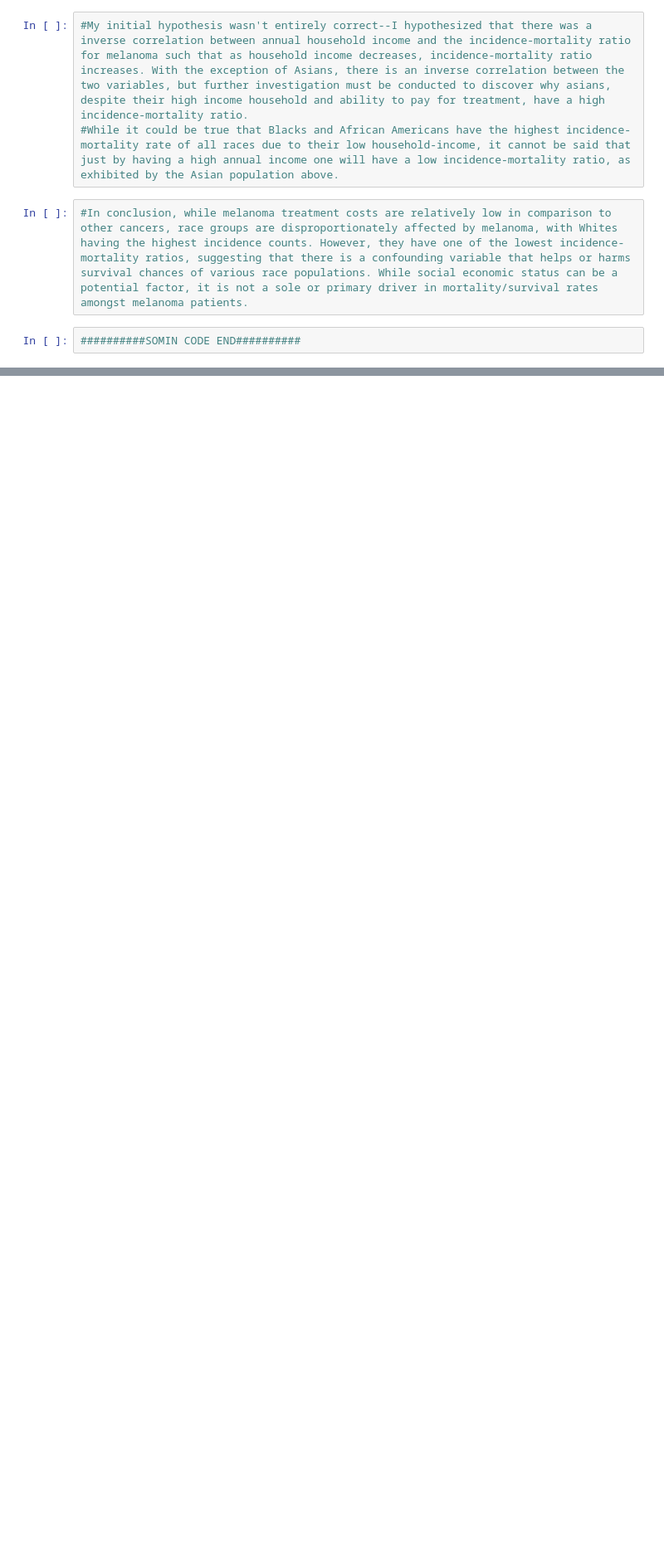
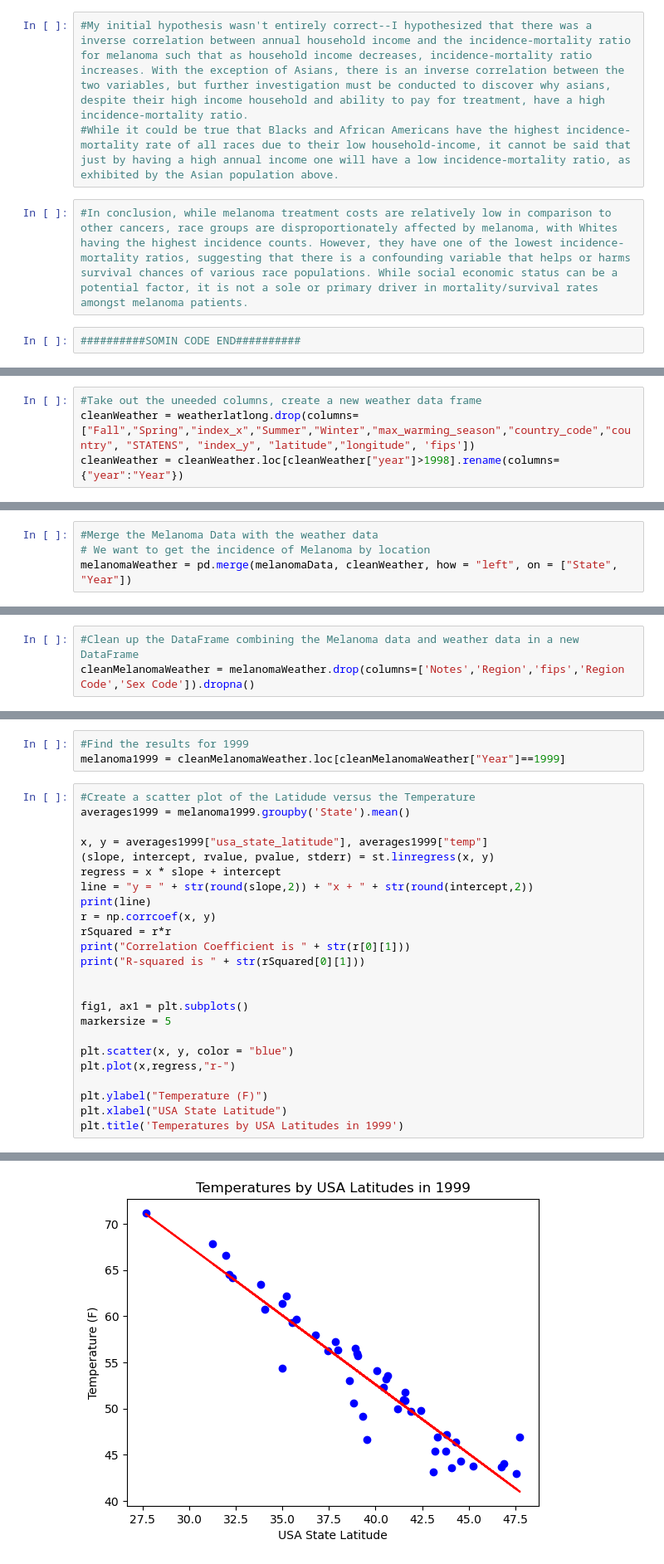
Before and after one commit to ishasaldhi/Project-1, a Jupyter notebook: Project_1_Melanoma.ipynb, the cells around one changed output, grey strips where cells are left out. Shown at 83% size. Drawn from its saved outputs; the diff is of its cells as text; blank space fills up the shorter version.

```diff
--- a/Project_1_Melanoma.ipynb
+++ b/Project_1_Melanoma.ipynb
@@ -182,0 +205,4 @@ plt.show()
+# %%
+#Take out the uneeded columns, create a new weather data frame
+cleanWeather = weatherlatlong.drop(columns=["Fall","Spring","index_x","Summer","Winter","max_warming_season","country_code","country", "STATENS", "index_y", "latitude","longitude", 'fips'])
+cleanWeather = cleanWeather.loc[cleanWeather["year"]>1998].rename(columns={"year":"Year"})
@@ -182,0 +218,4 @@ plt.show()
+# %%
+#Merge the Melanoma Data with the weather data
+# We want to get the incidence of Melanoma by location
+melanomaWeather = pd.merge(melanomaData, cleanWeather, how = "left", on = ["State", "Year"])
@@ -182,0 +231,3 @@ plt.show()
+# %%
+#Clean up the DataFrame combining the Melanoma data and weather data in a new DataFrame
+cleanMelanomaWeather = melanomaWeather.drop(columns=['Notes','Region','fips','Region Code','Sex Code']).dropna()
@@ -182,0 +243,28 @@ plt.show()
+# %%
+#Find the results for 1999
+melanoma1999 = cleanMelanomaWeather.loc[cleanMelanomaWeather["Year"]==1999]
+# %%
+#Create a scatter plot of the Latidude versus the Temperature
+averages1999 = melanoma1999.groupby('State').mean()
+
+x, y = averages1999["usa_state_latitude"], averages1999["temp"]
+(slope, intercept, rvalue, pvalue, stderr) = st.linregress(x, y)
+regress = x * slope + intercept
+line = "y = " + str(round(slope,2)) + "x + " + str(round(intercept,2))
+print(line)
+r = np.corrcoef(x, y)
+rSquared = r*r
+print("Correlation Coefficient is " + str(r[0][1]))
+print("R-squared is " + str(rSquared[0][1]))
+
+
+fig1, ax1 = plt.subplots()
+markersize = 5
+
+plt.scatter(x, y, color = "blue")
+plt.plot(x,regress,"r-")
+
+plt.ylabel("Temperature (F)")
+plt.xlabel("USA State Latitude")
+plt.title('Temperatures by USA Latitudes in 1999')
+# %% [output]
@@ -182,0 +275 @@ plt.show()
+[figure, added]
```
Also changed, not shown: parts of 14 cells of this notebook.
